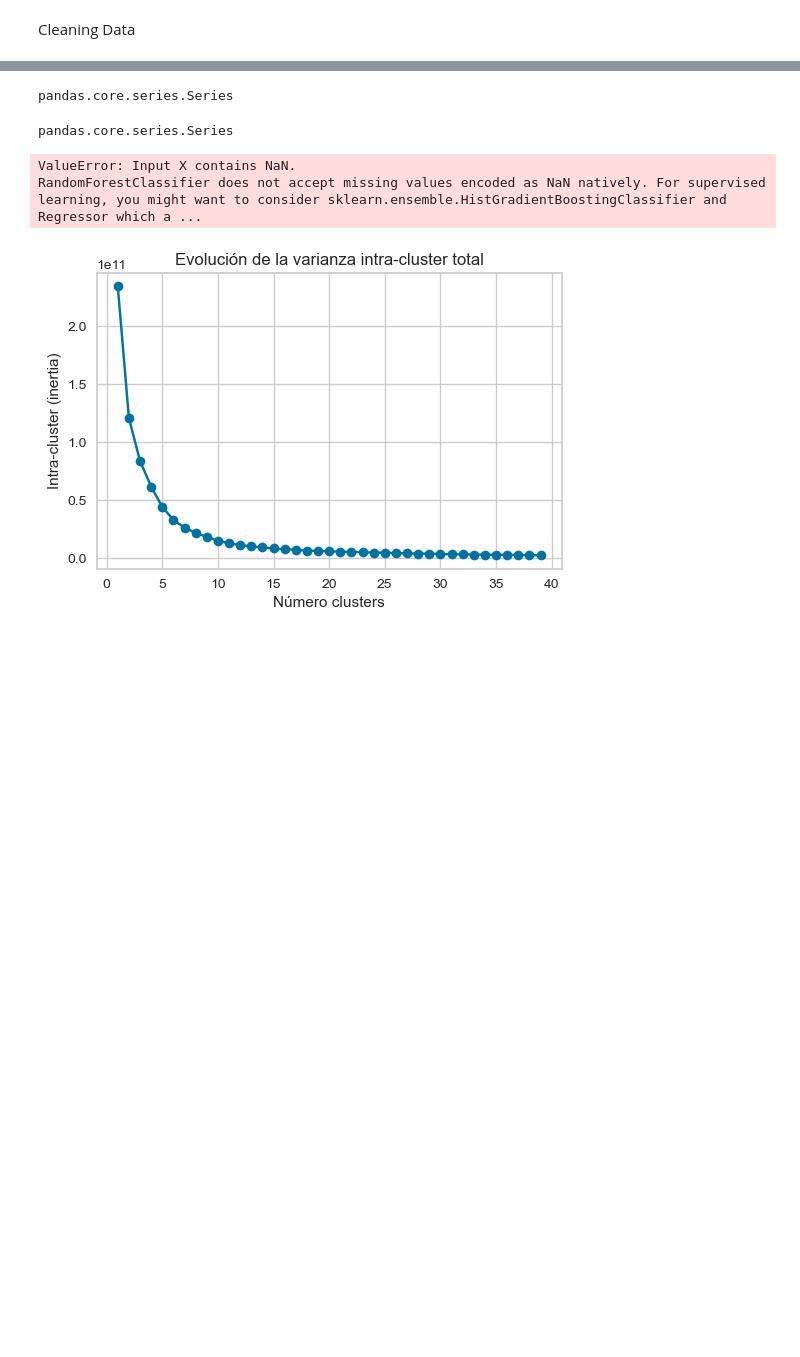
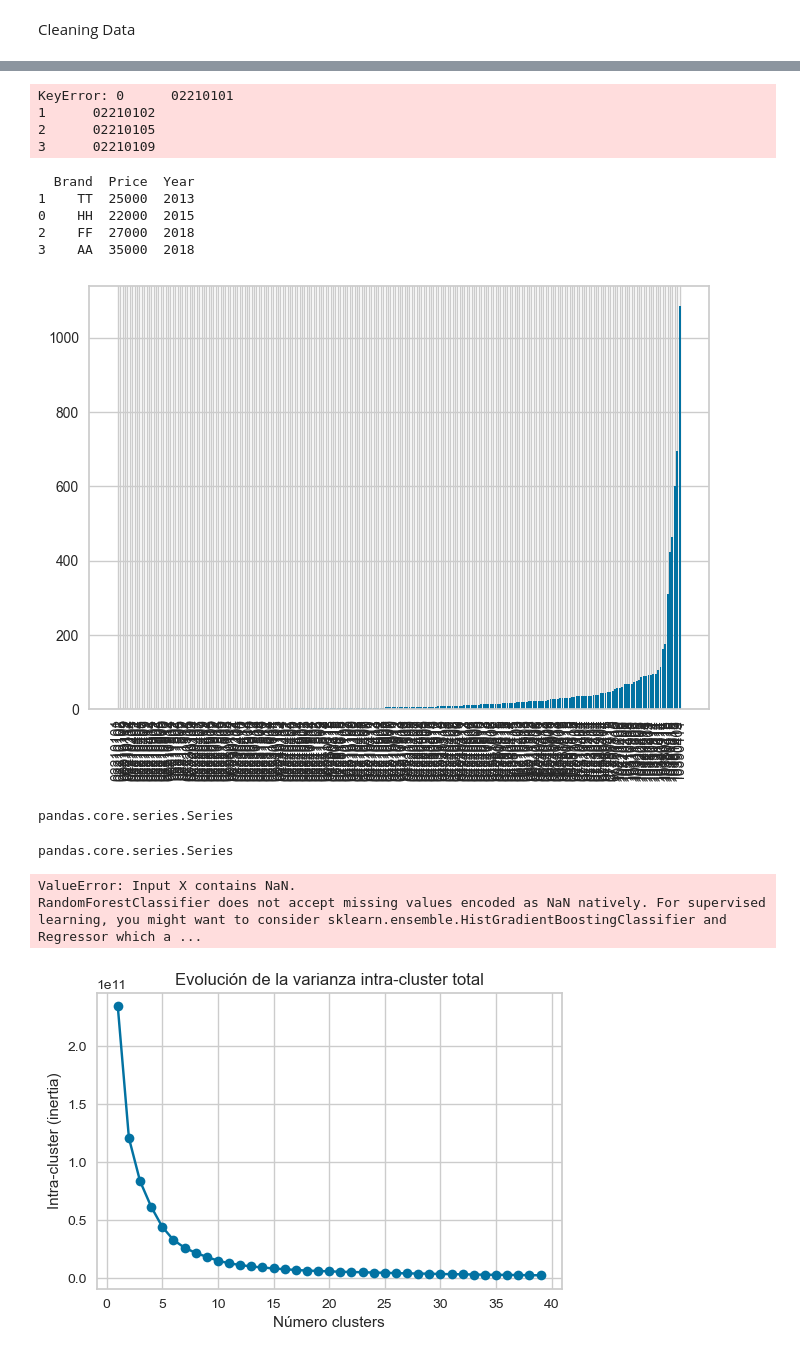
Before and after one commit to CamiloCorredor/Spatial_cluster, a Jupyter notebook: Cluster.ipynb, the cells around one changed output, grey strips where cells are left out. Cells and saved outputs as stored; diff of their text form; code cells hidden in the pictures; blank space fills up the shorter version.

```diff
--- a/Cluster.ipynb
+++ b/Cluster.ipynb
@@ -72,3 +184,49 @@ X_data['AHT'] = X_data['AHT'].map(str)
+# %%
+COD.sort_values(COD['COD_ZHFR'], ascending=True)
+# %% [output]
+KeyError: 0      02210101
+1      02210102
+2      02210105
+3      02210109
+# %%
+import pandas as pd
+
+data = {'Brand': ['HH','TT','FF','AA'],
+        'Price': [22000,25000,27000,35000],
+        'Year': [2015,2013,2018,2018]
+        }
+
+df = pd.DataFrame(data)
+
+# sort Brand in descending order
+df.sort_values(by=['Brand'], inplace=True, ascending=False)
+
+print(df)
+# %% [output]
+  Brand  Price  Year
+1    TT  25000  2013
+0    HH  22000  2015
+2    FF  27000  2018
+3    AA  35000  2018
+# %%
+import numpy as np
+import matplotlib.pyplot as plt
+
+# Make a random dataset:
+height = COD.sort_values(ascending= True)
+bars = COD.index.values
+y_pos = np.arange(len(bars))
+
+# # Create bars
+plt.bar(y_pos, height)
+
+# # Create names on the x-axis
+plt.xticks(y_pos, bars, rotation = 'vertical')
+
+# # Show graphic
+plt.show()
+# %% [output]
+[figure, added]
 # %%
 type(X_data['AHT'])
 # %% [output]
```
Also changed, not shown: parts of 17 cells of this notebook, 2 other files.
